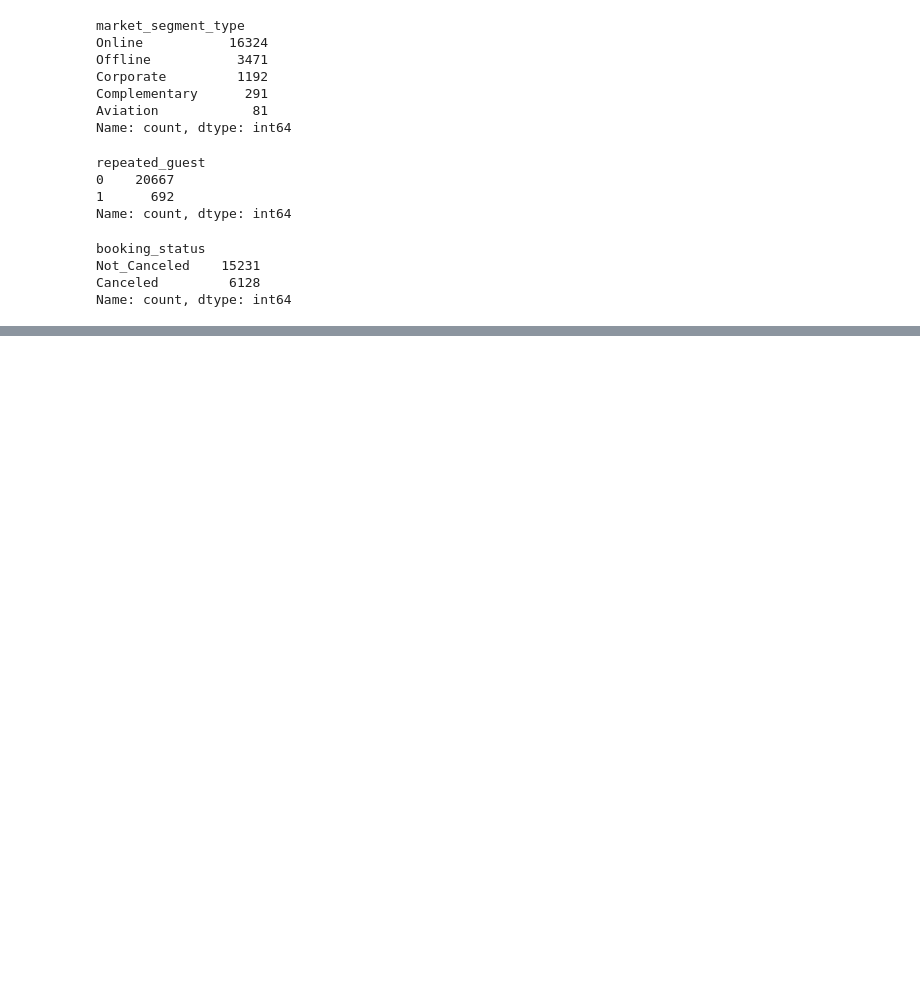
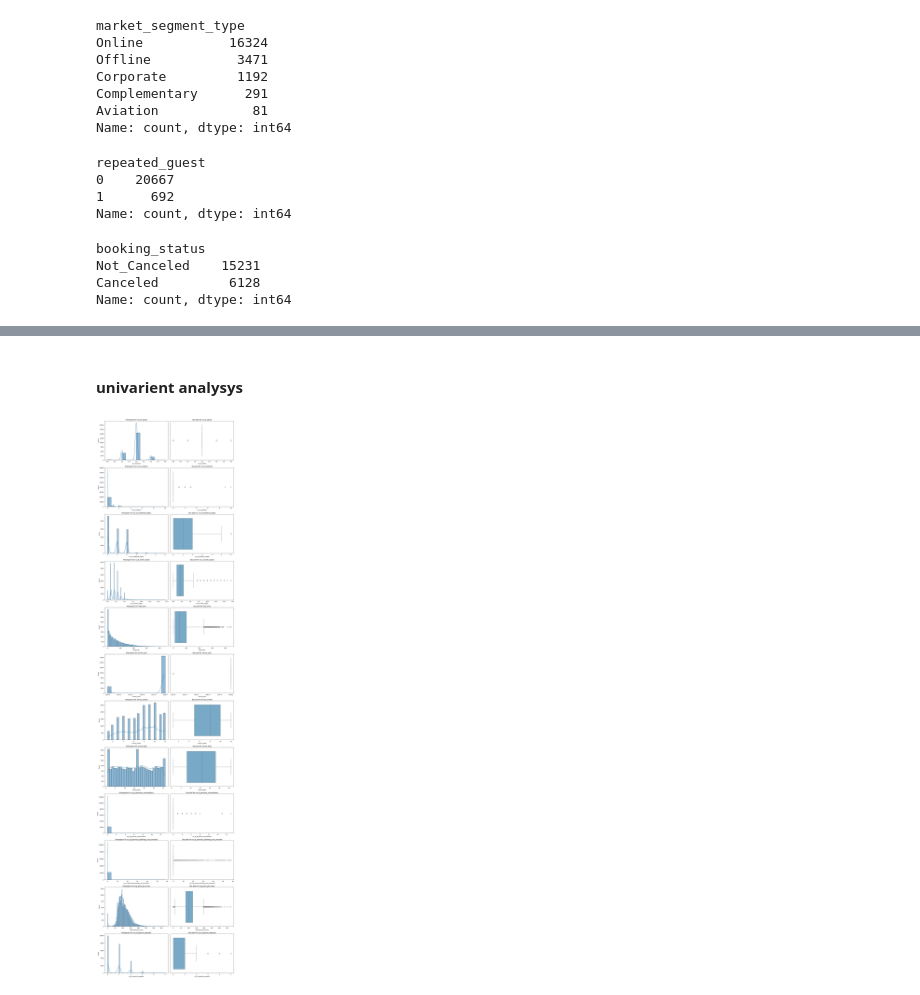
Before and after one commit to Vivek084c/MLOps_Hotel_Reservation_prediction, a Jupyter notebook: notebook/notebook.ipynb, the cells around one changed output, grey strips where cells are left out. Cells and saved outputs as stored; diff of their text form; code cells hidden in the pictures; blank space fills up the shorter version.

Commit message:
data visualization and uni, bi variante analysis

```diff
--- a/notebook/notebook.ipynb
+++ b/notebook/notebook.ipynb
@@ -243,0 +254,11 @@ Name: count, dtype: int64
+# %%
+## degining the categorical columsn
+cat_col = [
+    'type_of_meal_plan', 'required_car_parking_space','room_type_reserved','market_segment_type', 'repeated_guest','booking_status'
+]
+
+num_col = [
+    'no_of_adults', 'no_of_children', 'no_of_weekend_nights', 'no_of_week_nights',  'lead_time', 'arrival_year', 'arrival_month',
+    'arrival_date','no_of_previous_cancellations', 'no_of_previous_bookings_not_canceled',
+    'avg_price_per_room', 'no_of_special_requests'
+]
@@ -243,0 +271,2 @@ Name: count, dtype: int64
+# %%
+data = df.copy()
@@ -243,0 +282,21 @@ Name: count, dtype: int64
+# %% [markdown]
+#### univarient analysys
+# %%
+def num_plot_distribution(df, num_features):
+    fig, axs = plt.subplots(len(num_features), 2, figsize = (15, len(num_features)*5))
+
+    if len(num_features)==1:
+        axs = [axs]
+
+    for i, col in enumerate(num_features):
+        sns.histplot(data=df, x=col,ax = axs[i][0], kde=True, palette="Blues")
+        axs[i][0].set_title(f"Historgram for {col}")
+
+        sns.boxplot(data=df, x=col, ax=axs[i][1], palette="Blues")
+        axs[i][1].set_title(f"Box plot for {col}")
+    plt.tight_layout()
+    plt.show()
+# %%
+num_plot_distribution(data, num_col)
+# %% [output]
+[figure, added]
```
Also changed, not shown: parts of 11 cells of this notebook.
